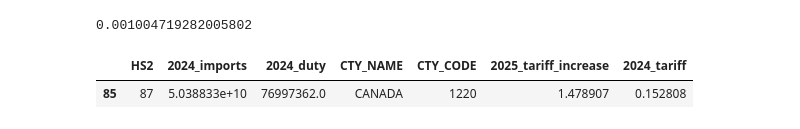
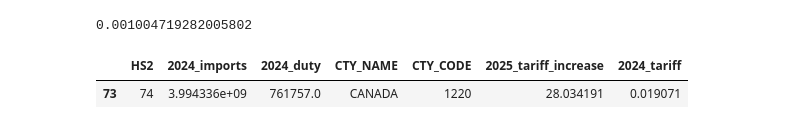
Before and after one commit to tradewartracker/trade-war-redux-2025, a Jupyter notebook: get-country-hs2-tariff.ipynb, the cells around one changed output. Saved outputs shown, nothing was run; the diff lists cells and outputs as text; code cells hidden in the pictures.

```diff
--- a/get-country-hs2-tariff.ipynb
+++ b/get-country-hs2-tariff.ipynb
@@ -341,7 +341,7 @@ checkdf["2024_duty"].sum() / checkdf["2024_imports"].sum()
 # %% [output]
 0.001004719282005802
 # %%
-checkdf[checkdf["HS2"] == 87]
+checkdf[checkdf["HS2"] == 74]
 # %% [output]
 |  | HS2 | 2024_imports | 2024_duty | CTY_NAME | CTY_CODE | 2025_tariff_increase | 2024_tariff |
-| 85 | 87 | 5.038833e+10 | 76997362.0 | CANADA | 1220 | 1.478907 | 0.152808 |
+| 73 | 74 | 3.994336e+09 | 761757.0 | CANADA | 1220 | 28.034191 | 0.019071 |
```
Also changed, not shown: parts of 3 cells of this notebook, 4 other files.
